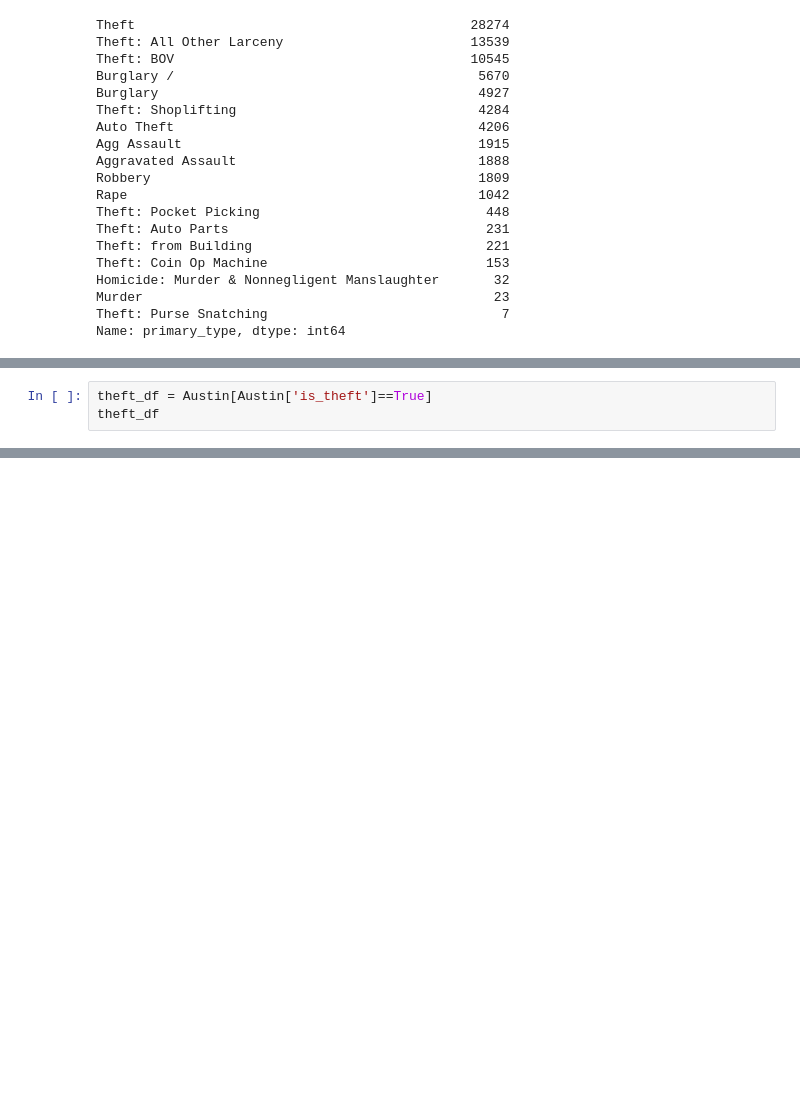
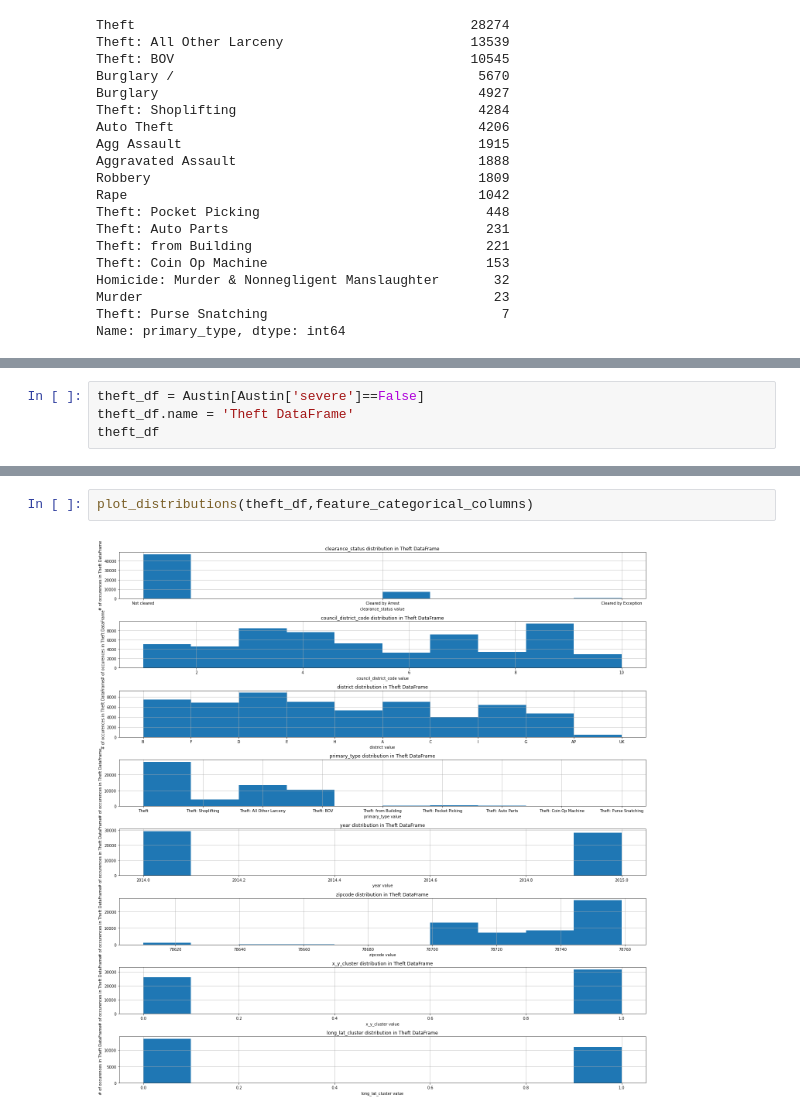
Before and after one commit to qnchenry-q/Crime_Instance_Analysis, a Jupyter notebook: moreEDA_Supervised.ipynb, the cells around one changed output, grey strips where cells are left out. Saved outputs shown, nothing was run; the diff lists cells and outputs as text; blank space fills up the shorter version.

```diff
--- a/moreEDA_Supervised.ipynb
+++ b/moreEDA_Supervised.ipynb
@@ -137,5 +173,6 @@ See the caveats in the documentation: https://pandas.pydata.org/pandas-docs/stab
 # %%
-theft_df = Austin[Austin['is_theft']==True]
+theft_df = Austin[Austin['severe']==False]
+theft_df.name = 'Theft DataFrame'
 theft_df
 # %% [output]
 |  | address | census_tract | clearance_date | clearance_status | council_district_code | description | district | ... |
@@ -170,0 +222,4 @@ severe_crime_df
+# %%
+plot_distributions(theft_df,feature_categorical_columns)
+# %% [output]
+[figure, added]
```
Also changed, not shown: parts of 49 cells of this notebook, 3 other files.
